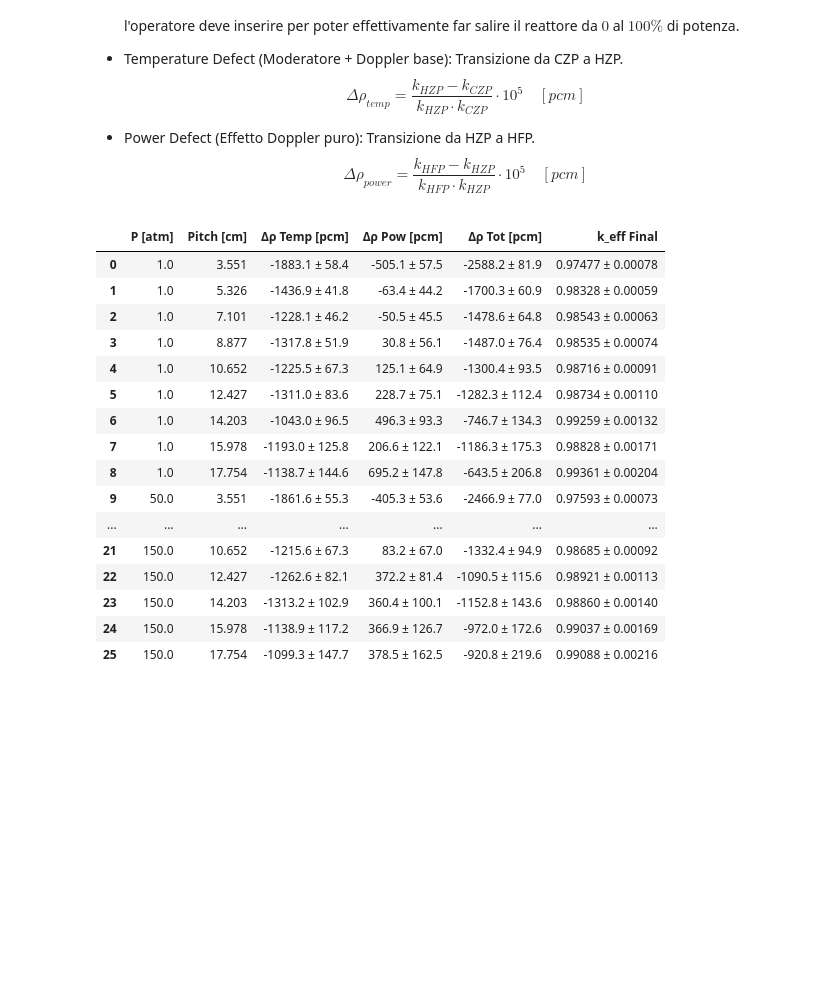
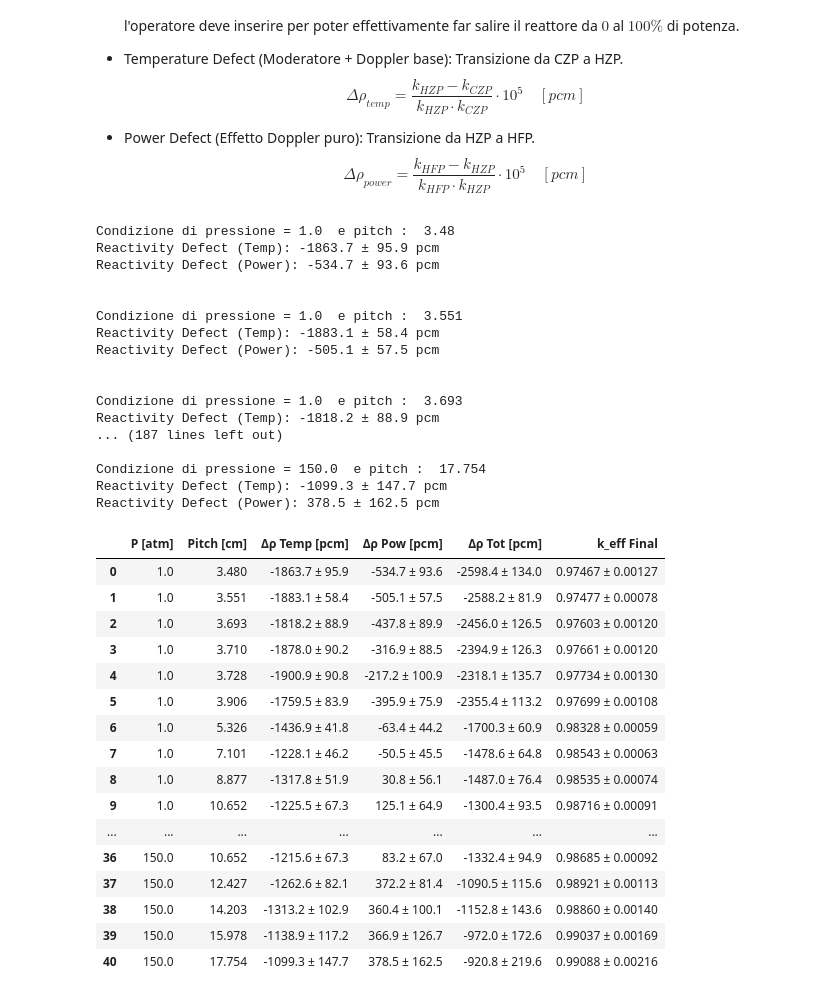
Before and after one commit to oblivion0218/Tesi-Magistrale, a Jupyter notebook: Open MC/reattore_5/auto/analisi.ipynb, the cells around one changed output. Saved outputs shown, nothing was run; the diff lists cells and outputs as text; code cells hidden in the pictures; blank space fills up the shorter version.

```diff
--- a/Open MC/reattore_5/auto/analisi.ipynb
+++ b/Open MC/reattore_5/auto/analisi.ipynb
@@ -89,55 +89,77 @@ for (p_atm, pitch), group in df.groupby(['pressione_atm', 'pitch']):
     rho_temp, err_temp = calc_reactivity_defect(k1, std1, k2, std2)
     rho_pow, err_pow = calc_reactivity_defect(k2, std2, k3, std3)
 
+    print("Condizione di pressione =", p_atm , " e pitch : ", pitch )
+    print(f"Reactivity Defect (Temp): {rho_temp :.1f} ± {err_temp :.1f} pcm")
+    print(f"Reactivity Defect (Power): {rho_pow :.1f} ± {err_pow :.1f} pcm \n\n")
+
     # Reattività totale e k_eff finale (k_max)
     rho_tot = rho_temp + rho_pow + ignorancy
     err_tot = np.sqrt(err_temp**2 + err_pow**2)
 
     rho_max_val = rho_tot / 1e5
     k_max = 1 / (1 - rho_max_val)
     sigma_k = (err_tot / 1e5) * (k_max**2)
 
     results_2.append({
         'P [atm]': p_atm,
         'Pitch [cm]': pitch,
         'Δρ Temp [pcm]': f"{rho_temp:.1f} ± {err_temp:.1f}",
         'Δρ Pow [pcm]': f"{rho_pow:.1f} ± {err_pow:.1f}",
         'Δρ Tot [pcm]': f"{rho_tot:.1f} ± {err_tot:.1f}",
         'k_eff Final': f"{k_max:.5f} ± {sigma_k:.5f}"
     })
 
     results.append({
 
         'pressione_atm': p_atm,
-        'pitch': pitch,
+        'pitch': pitch/(2.05*np.sqrt(3)),
         'rho_tot': rho_tot,
         'err_tot': err_tot,
         'k_max': k_max,
         'sigma_k': sigma_k  })
 
 # Generazione e visualizzazione tabella
 df_res_2 = pd.DataFrame(results_2)
 display(df_res_2)
 
 df_res = pd.DataFrame(results)
+df_res['pitch'] = df_res['pitch'].round(3)
 # %% [output]
+Condizione di pressione = 1.0  e pitch :  3.48
+Reactivity Defect (Temp): -1863.7 ± 95.9 pcm
+Reactivity Defect (Power): -534.7 ± 93.6 pcm
+
+
+Condizione di pressione = 1.0  e pitch :  3.551
+Reactivity Defect (Temp): -1883.1 ± 58.4 pcm
+Reactivity Defect (Power): -505.1 ± 57.5 pcm
+
+
+Condizione di pressione = 1.0  e pitch :  3.693
+Reactivity Defect (Temp): -1818.2 ± 88.9 pcm
+... (187 lines left out)
+
+Condizione di pressione = 150.0  e pitch :  17.754
+Reactivity Defect (Temp): -1099.3 ± 147.7 pcm
+Reactivity Defect (Power): 378.5 ± 162.5 pcm
 |  | P [atm] | Pitch [cm] | Δρ Temp [pcm] | Δρ Pow [pcm] | Δρ Tot [pcm] | k_eff Final |
-| 0 | 1.0 | 3.551 | -1883.1 ± 58.4 | -505.1 ± 57.5 | -2588.2 ± 81.9 | 0.97477 ± 0.00078 |
-| 1 | 1.0 | 5.326 | -1436.9 ± 41.8 | -63.4 ± 44.2 | -1700.3 ± 60.9 | 0.98328 ± 0.00059 |
-| 2 | 1.0 | 7.101 | -1228.1 ± 46.2 | -50.5 ± 45.5 | -1478.6 ± 64.8 | 0.98543 ± 0.00063 |
-| 3 | 1.0 | 8.877 | -1317.8 ± 51.9 | 30.8 ± 56.1 | -1487.0 ± 76.4 | 0.98535 ± 0.00074 |
-| 4 | 1.0 | 10.652 | -1225.5 ± 67.3 | 125.1 ± 64.9 | -1300.4 ± 93.5 | 0.98716 ± 0.00091 |
-| 5 | 1.0 | 12.427 | -1311.0 ± 83.6 | 228.7 ± 75.1 | -1282.3 ± 112.4 | 0.98734 ± 0.00110 |
-| 6 | 1.0 | 14.203 | -1043.0 ± 96.5 | 496.3 ± 93.3 | -746.7 ± 134.3 | 0.99259 ± 0.00132 |
-| 7 | 1.0 | 15.978 | -1193.0 ± 125.8 | 206.6 ± 122.1 | -1186.3 ± 175.3 | 0.98828 ± 0.00171 |
-| 8 | 1.0 | 17.754 | -1138.7 ± 144.6 | 695.2 ± 147.8 | -643.5 ± 206.8 | 0.99361 ± 0.00204 |
-| 9 | 50.0 | 3.551 | -1861.6 ± 55.3 | -405.3 ± 53.6 | -2466.9 ± 77.0 | 0.97593 ± 0.00073 |
+| 0 | 1.0 | 3.480 | -1863.7 ± 95.9 | -534.7 ± 93.6 | -2598.4 ± 134.0 | 0.97467 ± 0.00127 |
+| 1 | 1.0 | 3.551 | -1883.1 ± 58.4 | -505.1 ± 57.5 | -2588.2 ± 81.9 | 0.97477 ± 0.00078 |
+| 2 | 1.0 | 3.693 | -1818.2 ± 88.9 | -437.8 ± 89.9 | -2456.0 ± 126.5 | 0.97603 ± 0.00120 |
+| 3 | 1.0 | 3.710 | -1878.0 ± 90.2 | -316.9 ± 88.5 | -2394.9 ± 126.3 | 0.97661 ± 0.00120 |
+| 4 | 1.0 | 3.728 | -1900.9 ± 90.8 | -217.2 ± 100.9 | -2318.1 ± 135.7 | 0.97734 ± 0.00130 |
+| 5 | 1.0 | 3.906 | -1759.5 ± 83.9 | -395.9 ± 75.9 | -2355.4 ± 113.2 | 0.97699 ± 0.00108 |
+| 6 | 1.0 | 5.326 | -1436.9 ± 41.8 | -63.4 ± 44.2 | -1700.3 ± 60.9 | 0.98328 ± 0.00059 |
+| 7 | 1.0 | 7.101 | -1228.1 ± 46.2 | -50.5 ± 45.5 | -1478.6 ± 64.8 | 0.98543 ± 0.00063 |
+| 8 | 1.0 | 8.877 | -1317.8 ± 51.9 | 30.8 ± 56.1 | -1487.0 ± 76.4 | 0.98535 ± 0.00074 |
+| 9 | 1.0 | 10.652 | -1225.5 ± 67.3 | 125.1 ± 64.9 | -1300.4 ± 93.5 | 0.98716 ± 0.00091 |
 | ... | ... | ... | ... | ... | ... | ... |
-| 21 | 150.0 | 10.652 | -1215.6 ± 67.3 | 83.2 ± 67.0 | -1332.4 ± 94.9 | 0.98685 ± 0.00092 |
-| 22 | 150.0 | 12.427 | -1262.6 ± 82.1 | 372.2 ± 81.4 | -1090.5 ± 115.6 | 0.98921 ± 0.00113 |
-| 23 | 150.0 | 14.203 | -1313.2 ± 102.9 | 360.4 ± 100.1 | -1152.8 ± 143.6 | 0.98860 ± 0.00140 |
-| 24 | 150.0 | 15.978 | -1138.9 ± 117.2 | 366.9 ± 126.7 | -972.0 ± 172.6 | 0.99037 ± 0.00169 |
-| 25 | 150.0 | 17.754 | -1099.3 ± 147.7 | 378.5 ± 162.5 | -920.8 ± 219.6 | 0.99088 ± 0.00216 |
+| 36 | 150.0 | 10.652 | -1215.6 ± 67.3 | 83.2 ± 67.0 | -1332.4 ± 94.9 | 0.98685 ± 0.00092 |
+| 37 | 150.0 | 12.427 | -1262.6 ± 82.1 | 372.2 ± 81.4 | -1090.5 ± 115.6 | 0.98921 ± 0.00113 |
+| 38 | 150.0 | 14.203 | -1313.2 ± 102.9 | 360.4 ± 100.1 | -1152.8 ± 143.6 | 0.98860 ± 0.00140 |
+| 39 | 150.0 | 15.978 | -1138.9 ± 117.2 | 366.9 ± 126.7 | -972.0 ± 172.6 | 0.99037 ± 0.00169 |
+| 40 | 150.0 | 17.754 | -1099.3 ± 147.7 | 378.5 ± 162.5 | -920.8 ± 219.6 | 0.99088 ± 0.00216 |
 # %%
 
 # matrici per Heatmap (assumendo df_res già calcolato)
```
Also changed, not shown: parts of 1 cell of this notebook, 28 other files.
